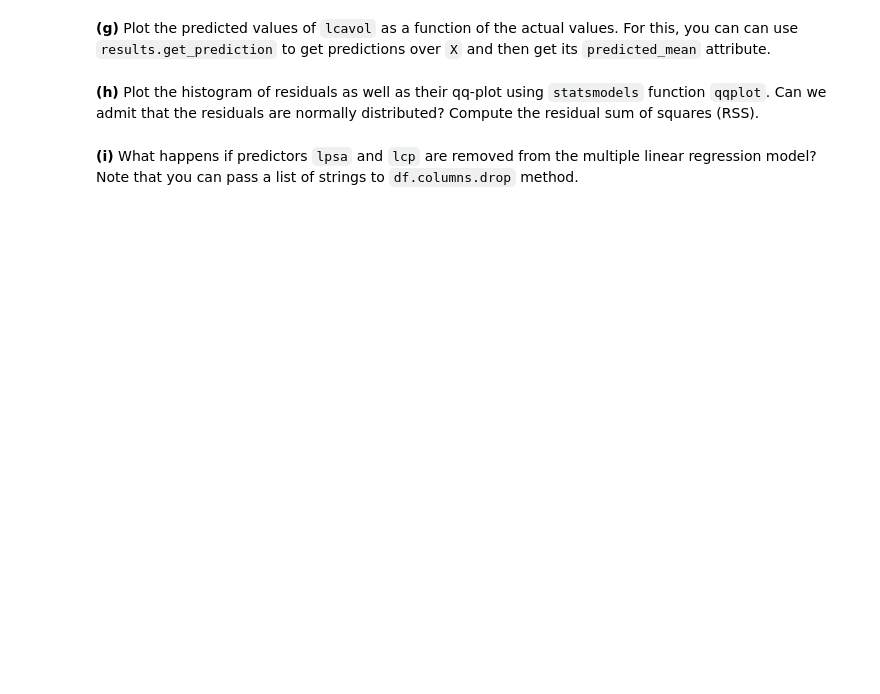
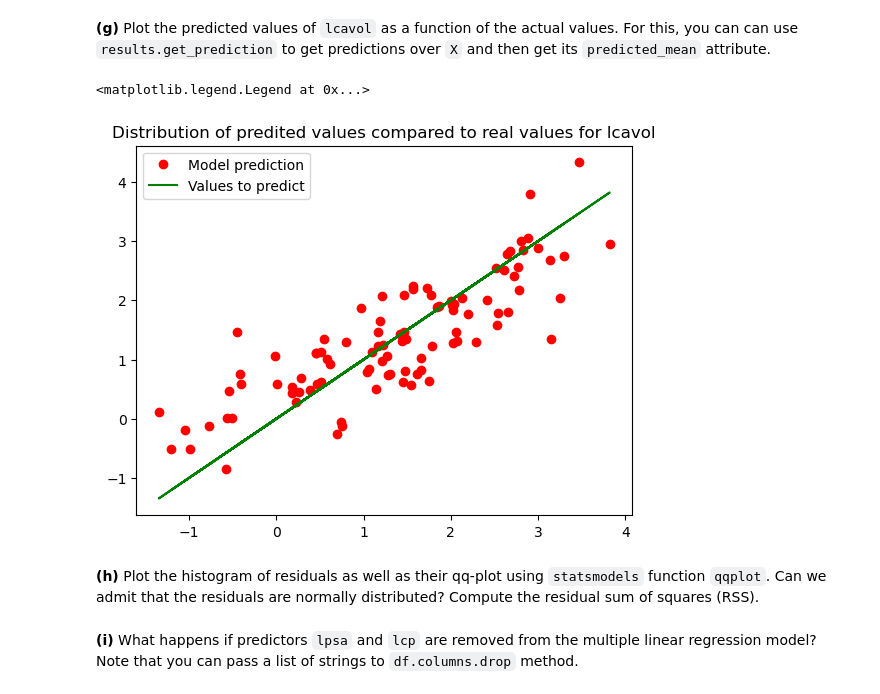
Before and after one commit to leozsc/TP1-ISLA, a Jupyter notebook: TP1/TP1.ipynb, the cells around one changed output. Cells and saved outputs as stored; diff of their text form; code cells hidden in the pictures; blank space fills up the shorter version.

```diff
--- a/TP1/TP1.ipynb
+++ b/TP1/TP1.ipynb
@@ -558,5 +562,15 @@ intercept    1.113676e-01
 # %% [markdown]
 **(g)** Plot the predicted values of `lcavol` as a function of the actual values. For this, you can can use `results.get_prediction` to get predictions over `X` and then get its `predicted_mean` attribute.
+# %%
+predictedValues = results.get_prediction(df_enc.drop(columns=['lcavol'])).predicted_mean
+#plt.plot(df['lcavol'],'o', color='green')
+plt.plot(df['lcavol'].values,predictedValues,'o', color='red', label='Model prediction')
+plt.plot(df['lcavol'].values,df['lcavol'].values, color='green', label='Values to predict')
+plt.title("Distribution of predited values compared to real values for lcavol")
+plt.legend()
+# %% [output]
+<matplotlib.legend.Legend at 0x...>
+[figure, added]
 # %% [markdown]
 **(h)** Plot the histogram of residuals as well as their qq-plot using `statsmodels` function `qqplot`. Can we admit that the residuals are normally distributed? Compute the residual sum of squares (RSS).
 # %% [markdown]
```
Also changed, not shown: parts of 9 cells of this notebook.
